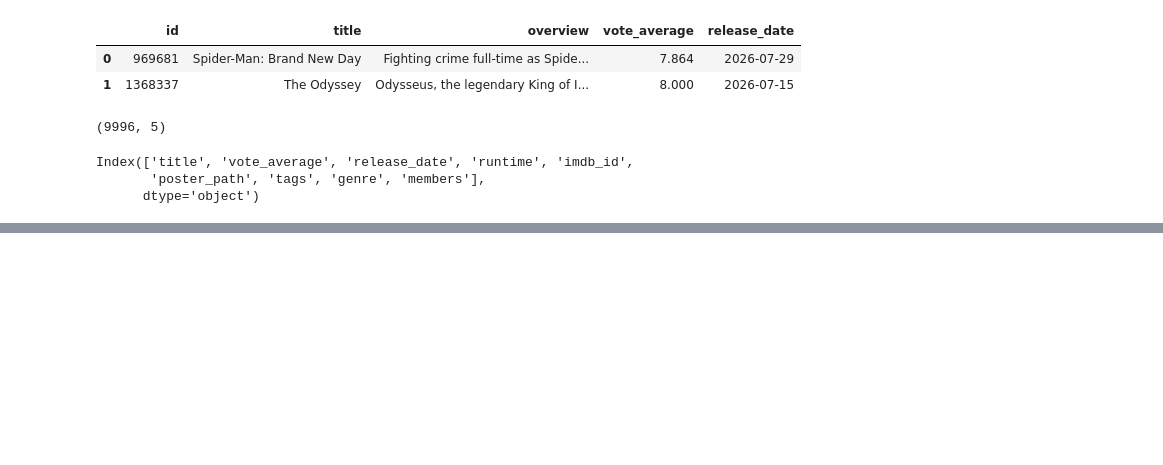
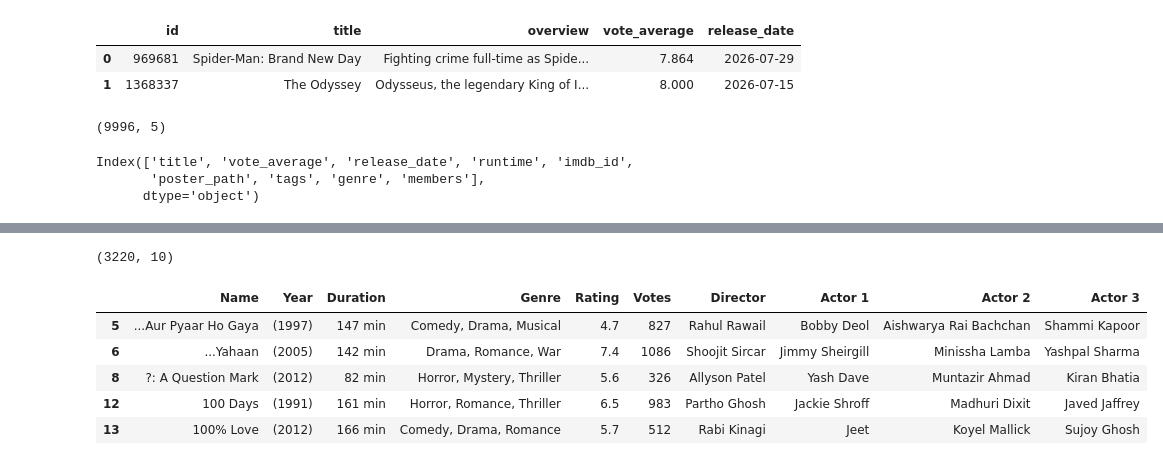
Before and after one commit to Pankaj-Jhajhria/Movie-Recommendation-System-FilmSense-, a Jupyter notebook: Notebooks/Dataset_Preparation.ipynb, the cells around one changed output, grey strips where cells are left out. Drawn from its saved outputs; the diff is of its cells as text; code cells hidden in the pictures; blank space fills up the shorter version.

```diff
--- a/Notebooks/Dataset_Preparation.ipynb
+++ b/Notebooks/Dataset_Preparation.ipynb
@@ -420,0 +673,2 @@ df123.to_csv(r'C:\Users\panka\Downloads\AI_Engineer\Projects\Data\New\Dataset_d1
+# %%
+df7=pd.read_csv(r"C:\Users\panka\Downloads\AI_Engineer\Projects\Data\New\IMDbMoviesIndia.csv",encoding="latin1")
@@ -420,0 +693,20 @@ df123.to_csv(r'C:\Users\panka\Downloads\AI_Engineer\Projects\Data\New\Dataset_d1
+# %%
+df7['Votes'] = pd.to_numeric(
+    df7['Votes'].astype(str).str.replace(',', '', regex=False),
+    errors='coerce'  # anything unparseable becomes NaN instead of crashing
+).fillna(0).astype(np.int64)
+# %%
+df7=df7[df7['Votes']>100]
+# %%
+df7.shape
+# %% [output]
+(3220, 10)
+# %%
+df7.head()
+# %% [output]
+|  | Name | Year | Duration | Genre | Rating | Votes | Director | Actor 1 | Actor 2 | Actor 3 |
+| 5 | ...Aur Pyaar Ho Gaya | (1997) | 147 min | Comedy, Drama, Musical | 4.7 | 827 | Rahul Rawail | Bobby Deol | Aishwarya Rai Bachchan | Shammi Kapoor |
+| 6 | ...Yahaan | (2005) | 142 min | Drama, Romance, War | 7.4 | 1086 | Shoojit Sircar | Jimmy Sheirgill | Minissha Lamba | Yashpal Sharma |
+| 8 | ?: A Question Mark | (2012) | 82 min | Horror, Mystery, Thriller | 5.6 | 326 | Allyson Patel | Yash Dave | Muntazir Ahmad | Kiran Bhatia |
+| 12 | 100 Days | (1991) | 161 min | Horror, Romance, Thriller | 6.5 | 983 | Partho Ghosh | Jackie Shroff | Madhuri Dixit | Javed Jaffrey |
+| 13 | 100% Love | (2012) | 166 min | Comedy, Drama, Romance | 5.7 | 512 | Rabi Kinagi | Jeet | Koyel Mallick | Sujoy Ghosh |
```
Also changed, not shown: parts of 111 cells of this notebook.
